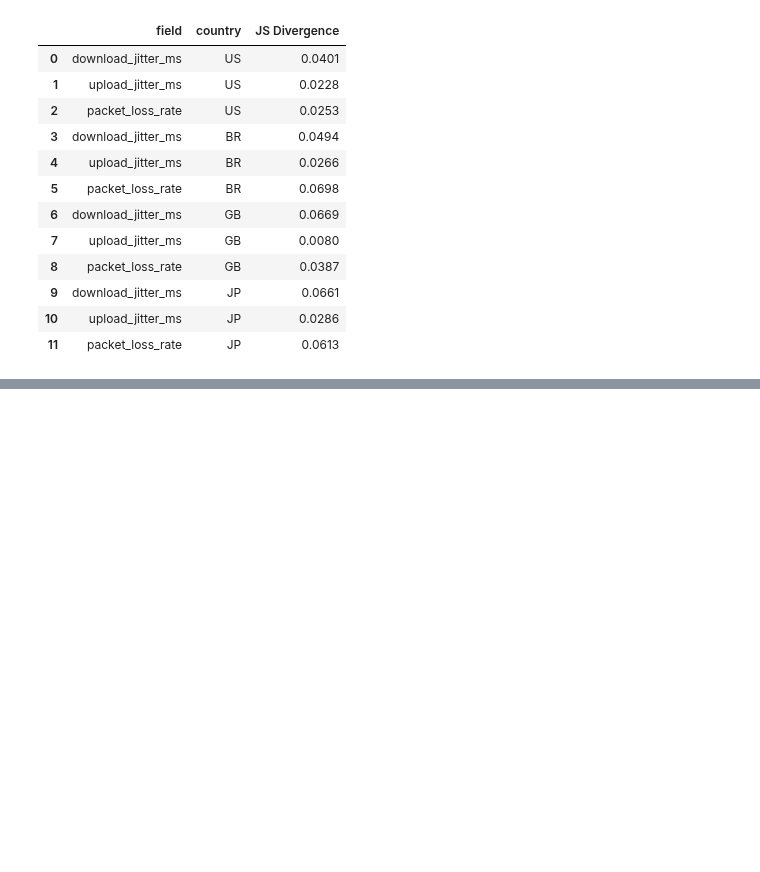
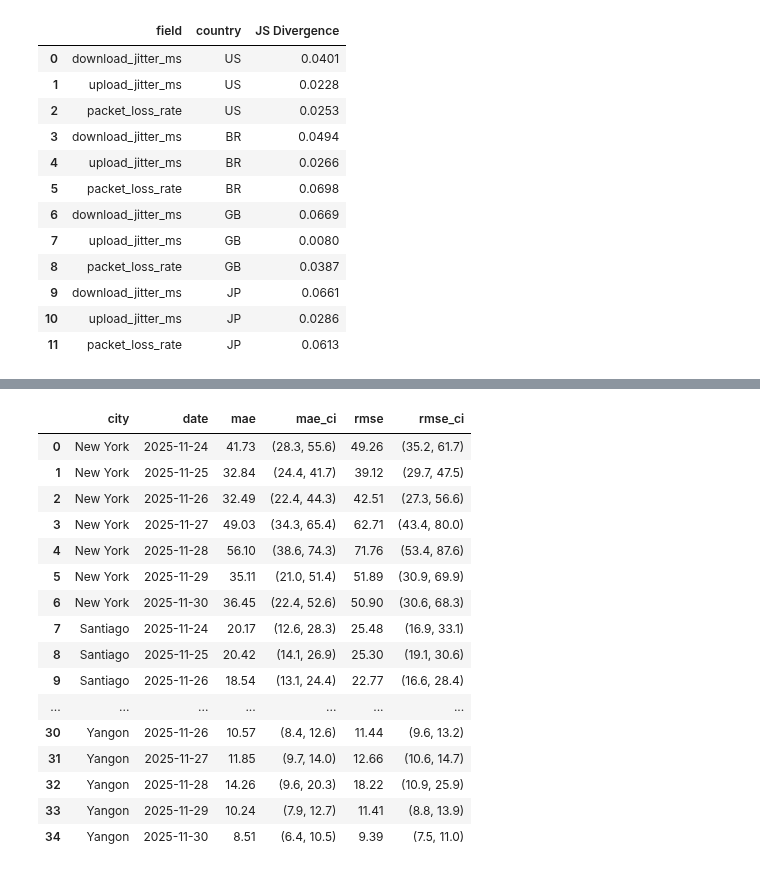
Before and after one commit to SPEAR-Research-Lab/Horizon-Predicting-Starlink-Performance, a Jupyter notebook: plots/statistical-analysis-plots/statistical_analysis.ipynb, the cells around one changed output, grey strips where cells are left out. Saved outputs shown, nothing was run; the diff lists cells and outputs as text; code cells hidden in the pictures; blank space fills up the shorter version.

```diff
--- a/plots/jsd-plots/distribution_comparison_aggregated.ipynb
+++ b/plots/statistical-analysis-plots/statistical_analysis.ipynb
@@ -279,0 +396,21 @@ compute_jsd_with_median(ndt7_download, ndt7_upload, cf_data_median, jsd_countrie
+# %%
+# Throughput
+analyze_all_cities_predictions(cities, throughput_predictions, output_file="throughput_bootstrap_results.csv", num_samples=1000000)
+# %% [output]
+|  | city | date | mae | mae_ci | rmse | rmse_ci |
+| 0 | New York | 2025-11-24 | 41.73 | (28.3, 55.6) | 49.26 | (35.2, 61.7) |
+| 1 | New York | 2025-11-25 | 32.84 | (24.4, 41.7) | 39.12 | (29.7, 47.5) |
+| 2 | New York | 2025-11-26 | 32.49 | (22.4, 44.3) | 42.51 | (27.3, 56.6) |
+| 3 | New York | 2025-11-27 | 49.03 | (34.3, 65.4) | 62.71 | (43.4, 80.0) |
+| 4 | New York | 2025-11-28 | 56.10 | (38.6, 74.3) | 71.76 | (53.4, 87.6) |
+| 5 | New York | 2025-11-29 | 35.11 | (21.0, 51.4) | 51.89 | (30.9, 69.9) |
+| 6 | New York | 2025-11-30 | 36.45 | (22.4, 52.6) | 50.90 | (30.6, 68.3) |
+| 7 | Santiago | 2025-11-24 | 20.17 | (12.6, 28.3) | 25.48 | (16.9, 33.1) |
+| 8 | Santiago | 2025-11-25 | 20.42 | (14.1, 26.9) | 25.30 | (19.1, 30.6) |
+| 9 | Santiago | 2025-11-26 | 18.54 | (13.1, 24.4) | 22.77 | (16.6, 28.4) |
+| ... | ... | ... | ... | ... | ... | ... |
+| 30 | Yangon | 2025-11-26 | 10.57 | (8.4, 12.6) | 11.44 | (9.6, 13.2) |
+| 31 | Yangon | 2025-11-27 | 11.85 | (9.7, 14.0) | 12.66 | (10.6, 14.7) |
+| 32 | Yangon | 2025-11-28 | 14.26 | (9.6, 20.3) | 18.22 | (10.9, 25.9) |
+| 33 | Yangon | 2025-11-29 | 10.24 | (7.9, 12.7) | 11.41 | (8.8, 13.9) |
+| 34 | Yangon | 2025-11-30 | 8.51 | (6.4, 10.5) | 9.39 | (7.5, 11.0) |
```
Also changed, not shown: parts of 7 cells of this notebook, 1 other file.
